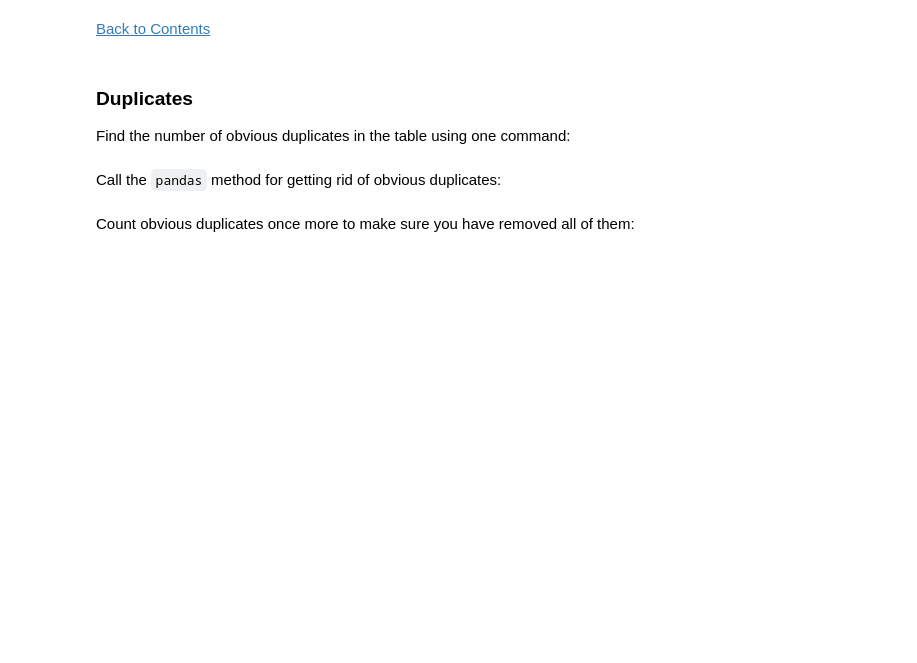
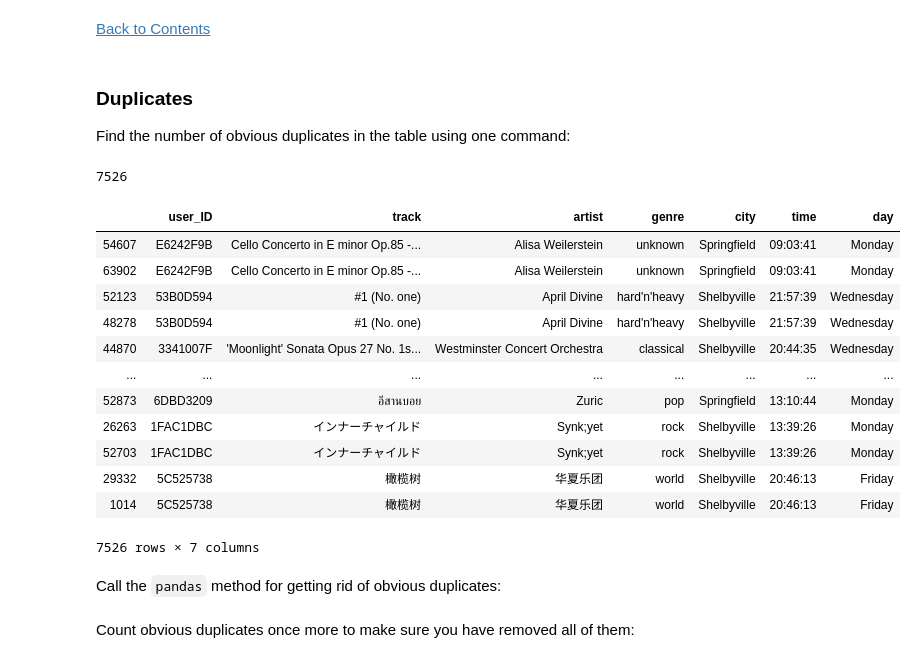
Before and after one commit to andrewyhchan994/MyPortfolio, a Jupyter notebook: Yandex Practicum/FirstProjectAssignment.ipynb, the cells around one changed output. Drawn from its saved outputs; the diff is of its cells as text; code cells hidden in the pictures; blank space fills up the shorter version.

```diff
--- a/Yandex Practicum/FirstProjectAssignment.ipynb
+++ b/Yandex Practicum/FirstProjectAssignment.ipynb
@@ -140,3 +141,6 @@ Change column names according to the rules of good style:
+# %%
+# renaming columns
+df.columns = ['user_ID', 'track', 'artist', 'genre', 'city', 'time', 'day']
 # %% [markdown]
 Check the result. Print the names of the columns once more:
 # %%
@@ -158,6 +175,10 @@ But missing values in `'genre'` can affect the comparison of music preferences i
 Replace the missing values in `'track'`, `'artist'`, and `'genre'` with the string `'unknown'`. To do this, create the `columns_to_replace` list, loop over it with `for`, and replace the missing values in each of the columns:
 # %%
 # looping over column names and replacing missing values with 'unknown'
+columns_to_replace = ['track', 'artist', 'genre']
+
+for col in columns_to_replace:
+    df[col] = df[col].fillna('unknown')
 # %% [markdown]
 Make sure the table contains no more missing values. Count the missing values again.
 # %%
@@ -172,3 +201,28 @@ Find the number of obvious duplicates in the table using one command:
+# %%
+# counting clear duplicates
+print(df.duplicated(keep=False).sum())
+
+#putting duplicates in a variable dupli
+dupli = df.duplicated(keep=False)
+# %% [output]
+7526
+# %%
+duplidf = df[dupli]
+duplidf.sort_values('track')
+# %% [output]
+|  | user_ID | track | artist | genre | city | time | day |
+| 54607 | E6242F9B | Cello Concerto in E minor Op.85 -... | Alisa Weilerstein | unknown | Springfield | 09:03:41 | Monday |
+| 63902 | E6242F9B | Cello Concerto in E minor Op.85 -... | Alisa Weilerstein | unknown | Springfield | 09:03:41 | Monday |
+| 52123 | 53B0D594 | #1 (No. one) | April Divine | hard'n'heavy | Shelbyville | 21:57:39 | Wednesday |
+| 48278 | 53B0D594 | #1 (No. one) | April Divine | hard'n'heavy | Shelbyville | 21:57:39 | Wednesday |
+| 44870 | 3341007F | 'Moonlight' Sonata Opus 27 No. 1s... | Westminster Concert Orchestra | classical | Shelbyville | 20:44:35 | Wednesday |
+| ... | ... | ... | ... | ... | ... | ... | ... |
+| 52873 | 6DBD3209 | อีสานบอย | Zuric | pop | Springfield | 13:10:44 | Monday |
+| 26263 | 1FAC1DBC | インナーチャイルド | Synk;yet | rock | Shelbyville | 13:39:26 | Monday |
+| 52703 | 1FAC1DBC | インナーチャイルド | Synk;yet | rock | Shelbyville | 13:39:26 | Monday |
+| 29332 | 5C525738 | 橄榄树 | 华夏乐团 | world | Shelbyville | 20:46:13 | Friday |
+| 1014 | 5C525738 | 橄榄树 | 华夏乐团 | world | Shelbyville | 20:46:13 | Friday |
+7526 rows × 7 columns
 # %% [markdown]
 Call the `pandas` method for getting rid of obvious duplicates:
 # %%
```
Also changed, not shown: parts of 21 cells of this notebook, 7 other files.
